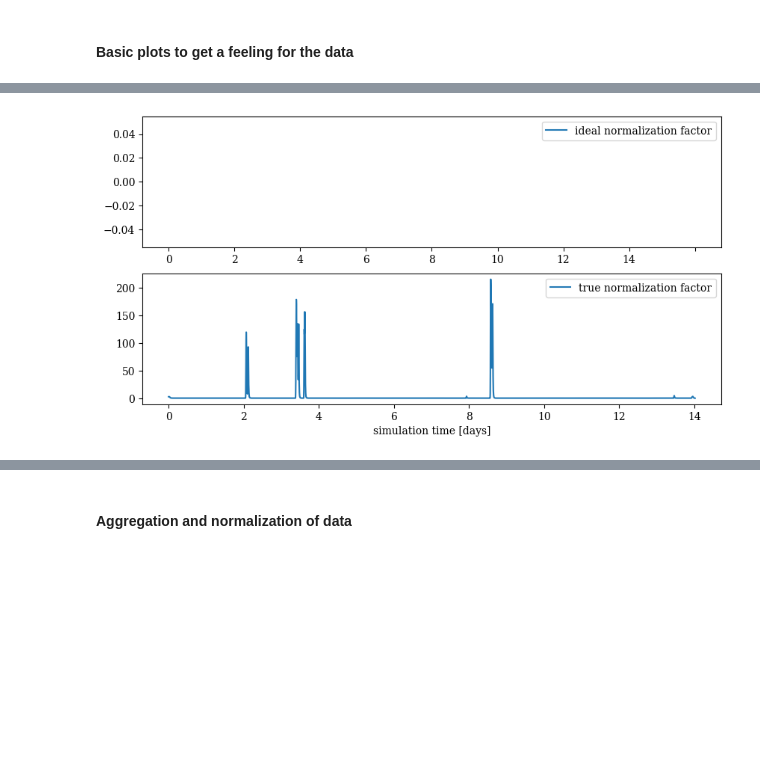
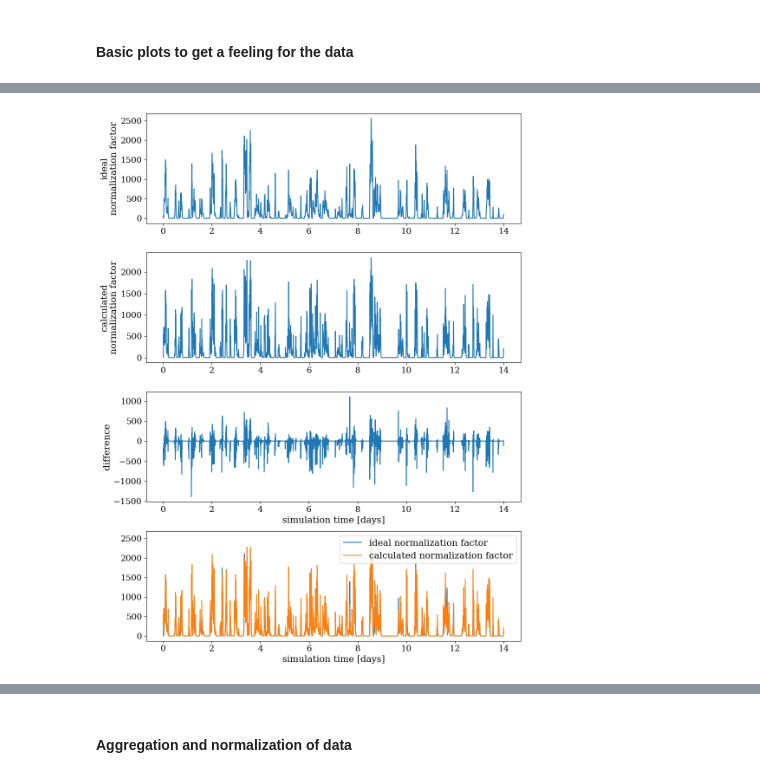
Before and after one commit to inside-consortium/inside_demonstrator, a Jupyter notebook: analysis/scripts/7a_normalization_strategy_flow_rates.ipynb, the cells around one changed output, grey strips where cells are left out. Drawn from its saved outputs; the diff is of its cells as text; code cells hidden in the pictures; blank space fills up the shorter version.

```diff
--- a/analysis/scripts/7a_normalization_strategy_flow_rates.ipynb
+++ b/analysis/scripts/7a_normalization_strategy_flow_rates.ipynb
@@ -17,10 +17,10 @@ os.makedirs(os.path.join(plot_path), exist_ok=True)
 # file_name_prefix = f"{substance}_{rain_scenario}_{degradation_setting}"
 # %%
 # define experiment to be preprocessed
-experiment_series = "2024_04_03"
+experiment_series = "2024_09_17"
 
-substance = "COVID" # one of PMMoV, COVID
-rain_scenario = "Nieselregen" # one of Nieselregen, MittelstarkerRegen
+resolution = "3_min_resolution"
+rain_scenario = "MittelstarkerRegen" # one of Nieselregen, MittelstarkerRegen
 degradation_setting = "no_decay" # one of "no_decay", "linear_decay_dynamics", "constant_decay_dynamics"
 # %%
 # Load Data
@@ -52,6 +52,11 @@ df_flow_rates_no_rain = df_KeinRegen_flow_rates.loc[df_KeinRegen_flow_rates.samp
 df_concentration = df_Rain.loc[df_Rain.sampling_point==sampling_point, :].copy()
 df_concentration_no_rain = df_KeinRegen.loc[df_KeinRegen.sampling_point==sampling_point, :].copy()
 # %%
-# DYNA only collects changes in flow rates if necessary, so we need to fill with the last value
-df_flow_rates = df_flow_rates.set_index("time").groupby("memilio_id").resample("1min", include_groups=False).ffill().reset_index()
-df_flow_rates_no_rain = df_flow_rates_no_rain.set_index("time").groupby("memilio_id").resample("1min", include_groups=False).ffill().reset_index()
+# aggregate flow rates data to time interval for which we have concentration data (NOTE: you might have to change this for future settings)
+freq = "3min"
+
+df_flow_rates["time"] = pd.Timestamp("2024-01-01") + pd.to_timedelta(df_flow_rates["minutes"], unit='min')
+df_flow_rates_no_rain["time"] = pd.Timestamp("2024-01-01") + pd.to_timedelta(df_flow_rates_no_rain["minutes"], unit='min')
+
+df_flow_rates = df_flow_rates.set_index("time").groupby("memilio_id").resample(freq, include_groups=False).ffill().reset_index()
+df_flow_rates_no_rain = df_flow_rates_no_rain.set_index("time").groupby("memilio_id").resample(freq, include_groups=False).ffill().reset_index()
@@ -90,34 +105,52 @@ compare_measurements_of_rain_scenarios(df_concentration, df_concentration_no_rai
+# %%
+memilio_id = 2
 # %%
-def compare_ideal_with_true_normalization_factors(df_concentration, df_concentration_no_rain, df_flow_rates, df_flow_rates_no_rain, memilio_id):
-    """
-    Create a plot with two curves, one for the concentration of the virus in the rain scenario and one for the concentration in the no rain scenario.
-    """
-    date_form = DateFormatter("%-d")
-    df_concentration_sub = df_concentration.loc[df_concentration.memilio_id==memilio_id, :].copy()
-    df_flow_rates_sub = df_flow_rates.loc[df_flow_rates.memilio_id==memilio_id, :].copy()
-    df_flow_rates_no_rain_sub = df_flow_rates_no_rain.loc[df_flow_rates_no_rain.memilio_id==memilio_id, :].copy()
-    df_concentration_no_rain_sub = df_concentration_no_rain.loc[df_concentration_no_rain.memilio_id==memilio_id, :].copy()
+df_concentration_sub = df_concentration.loc[df_concentration.memilio_id==memilio_id, :].copy()
+df_flow_rates_sub = df_flow_rates.loc[df_flow_rates.memilio_id==memilio_id, :].copy()
+df_flow_rates_no_rain_sub = df_flow_rates_no_rain.loc[df_flow_rates_no_rain.memilio_id==memilio_id, :].copy()
+df_concentration_no_rain_sub = df_concentration_no_rain.loc[df_concentration_no_rain.memilio_id==memilio_id, :].copy()
 
-    df_concentration_sub.sort_values("time", inplace=True)
-    df_flow_rates_sub.sort_values("time", inplace=True)
-    df_flow_rates_no_rain_sub.sort_values("time", inplace=True)
-    df_concentration_no_rain_sub.sort_values("time", inplace=True)
+"""
+t_max = 2.9
+df_concentration_sub = df_concentration.loc[df_concentration.time_in_days<=t_max, :].copy()
+df_flow_rates_sub = df_flow_rates.loc[df_flow_rates.time_in_days<=t_max, :].copy()
+df_flow_rates_no_rain_sub = df_flow_rates_no_rain.loc[df_flow_rates_no_rain.time_in_days<=t_max, :].copy()
+df_concentration_no_rain_sub = df_concentration_no_rain.loc[df_concentration_no_rain.time_in_days<=t_max, :].copy()
+"""
 
-    df_concentration_sub["ideal_normalization"] = df_concentration_no_rain_sub["copies/l"]/ df_concentration_sub["copies/l"]
-    df_flow_rates_sub["true_normalization"] = df_flow_rates_sub["l/s"] /  np.mean(df_flow_rates_no_rain_sub["l/s"])
+df_concentration_sub.sort_values("time_in_days", inplace=True)
+df_flow_rates_sub.sort_values("time_in_days", inplace=True)
+df_flow_rates_no_rain_sub.sort_values("time_in_days", inplace=True)
+df_concentration_no_rain_sub.sort_values("time_in_days", inplace=True)
 
-    fig, axs = plt.subplots(nrows=2, figsize=(10, 5))
-    axs[0].plot(df_concentration_sub.time, df_concentration_sub["ideal_normalization"], label="ideal normalization factor")
-    axs[1].plot(df_flow_rates_sub.time, df_flow_rates_sub["true_normalization"]/2, label="true normalization factor")
-    axs[0].xaxis.set_major_formatter(date_form)
-    axs[0].set_xticklabels(["0", "2", "4", "6", "8", "10", "12", "14"])
-    axs[1].xaxis.set_major_formatter(date_form)
-    axs[1].set_xlabel(f"simulation time [days]") # , fontsize=15
-    axs[1].set_xticklabels(["0", "2", "4", "6", "8", "10", "12", "14"])
-    axs[0].legend()
-    axs[1].legend()
-    plt.close()
-    return fig
+df_concentration_sub["ideal_normalization"] = df_concentration_no_rain_sub["COVID_copies/l"]/ df_concentration_sub["COVID_copies/l"]
+df_flow_rates_sub["true_normalization"] = df_flow_rates_sub["l/s"] /  np.mean(df_flow_rates_no_rain_sub["l/s"])
 
-compare_ideal_with_true_normalization_factors(df_concentration, df_concentration_no_rain, df_flow_rates, df_flow_rates_no_rain, 1)
+fig, axs = plt.subplots(nrows=4, figsize=(10, 13), sharey=False, sharex=False)
+axs[0].plot(df_concentration_sub.time_in_days, df_concentration_sub["ideal_normalization"], label="ideal normalization factor")
+axs[0].set_ylabel(f"ideal\nnormalization factor", fontsize=15)
+
+axs[1].plot(df_flow_rates_sub.time_in_days, df_flow_rates_sub["true_normalization"], label="true normalization factor")
+axs[1].set_ylabel(f"calculated\nnormalization factor", fontsize=15)
+
+
+df_combined = pd.merge(df_concentration_sub, df_flow_rates_sub, on="time_in_days")
+axs[2].plot(df_combined.time_in_days, df_combined["ideal_normalization"]-df_combined["true_normalization"], label="difference")
+axs[2].set_ylabel(f"difference", fontsize=15)
+axs[2].set_xlabel(f"simulation time [days]", fontsize=15) #
+
+axs[3].plot(df_concentration_sub.time_in_days, df_concentration_sub["ideal_normalization"], label="ideal normalization factor")
+axs[3].plot(df_flow_rates_sub.time_in_days, df_flow_rates_sub["true_normalization"], label="calculated normalization factor")
+axs[3].set_xlabel(f"simulation time [days]", fontsize=15) # , fontsize=15
+axs[3].legend(fontsize=15)
+
+for i, ax in enumerate(axs):
+    ax.tick_params(axis='x', labelsize=14)
+    ax.tick_params(axis='y', labelsize=14)
+
+
+plt.tight_layout()
+
+print((df_combined["ideal_normalization"]-df_combined["true_normalization"]).max())
+print((df_combined["ideal_normalization"]-df_combined["true_normalization"]).min())
 # %% [output]
@@ -124 +159 @@ compare_ideal_with_true_normalization_factors(df_concentration, df_concentration
-[figure, old version]
+[figure, new version]
```
Also changed, not shown: parts of 13 cells of this notebook, 12 other files.
